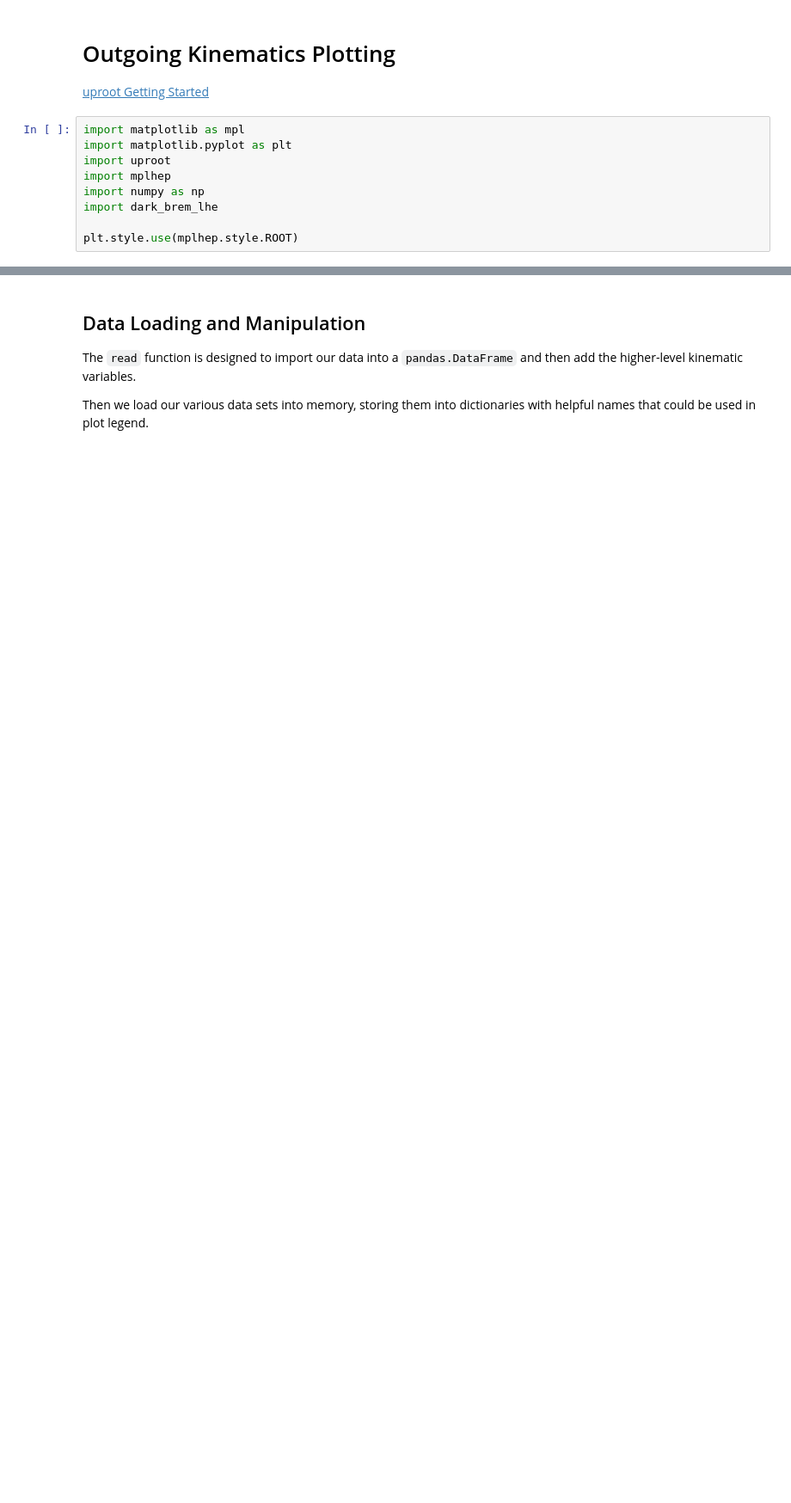
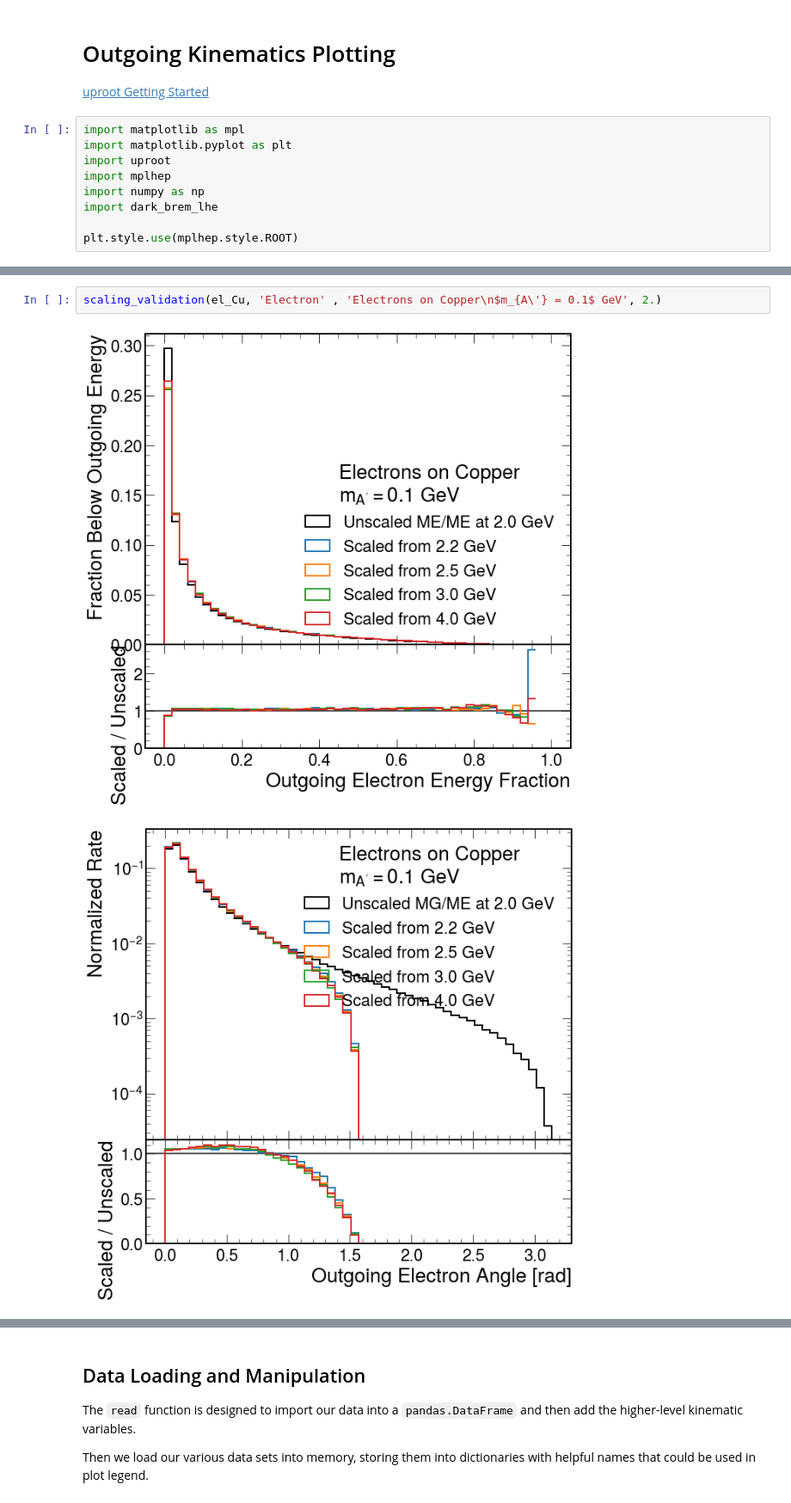
Before and after one commit to tomeichlersmith/ldmx-sim-technique, a Jupyter notebook: ana/plot-dev.ipynb, the cells around one changed output, grey strips where cells are left out. Shown at 86% size. Cells and saved outputs as stored; diff of their text form; blank space fills up the shorter version.

```diff
--- a/ana/plot-dev.ipynb
+++ b/ana/plot-dev.ipynb
@@ -12,0 +202,5 @@ plt.style.use(mplhep.style.ROOT)
+# %%
+scaling_validation(el_Cu, 'Electron' , 'Electrons on Copper\n$m_{A\'} = 0.1$ GeV', 2.)
+# %% [output]
+[figure, added]
+[figure, added]
```
Also changed, not shown: parts of 4 cells of this notebook.
